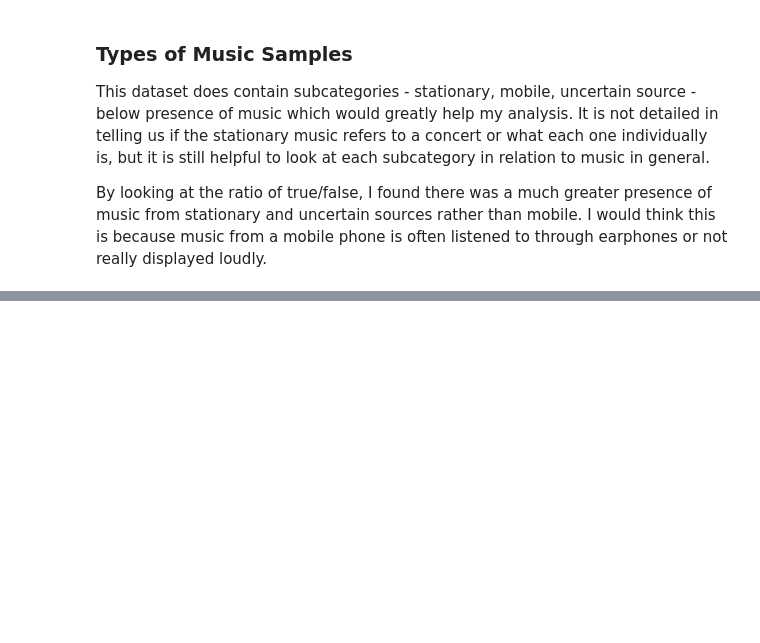
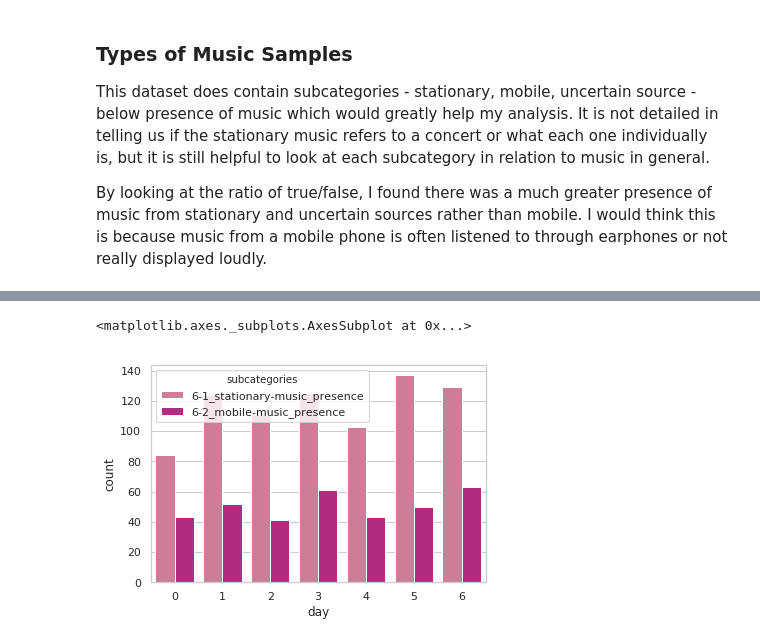
Before and after one commit to daniellehzhao/Music_Sonyc, a Jupyter notebook: music_examples.ipynb, the cells around one changed output, grey strips where cells are left out. Drawn from its saved outputs; the diff is of its cells as text; code cells hidden in the pictures; blank space fills up the shorter version.

```diff
--- a/music_examples.ipynb
+++ b/music_examples.ipynb
@@ -365,0 +343,6 @@ https://pandas.pydata.org/pandas-docs/stable/indexing.html#deprecate-loc-reindex
+# %%
+palette = ['palevioletred','mediumvioletred']
+sns.countplot(x='day', hue='subcategories', palette=palette, data=musicdf4)
+# %% [output]
+<matplotlib.axes._subplots.AxesSubplot at 0x...>
+[figure, added]
```
Also changed, not shown: parts of 14 cells of this notebook.
